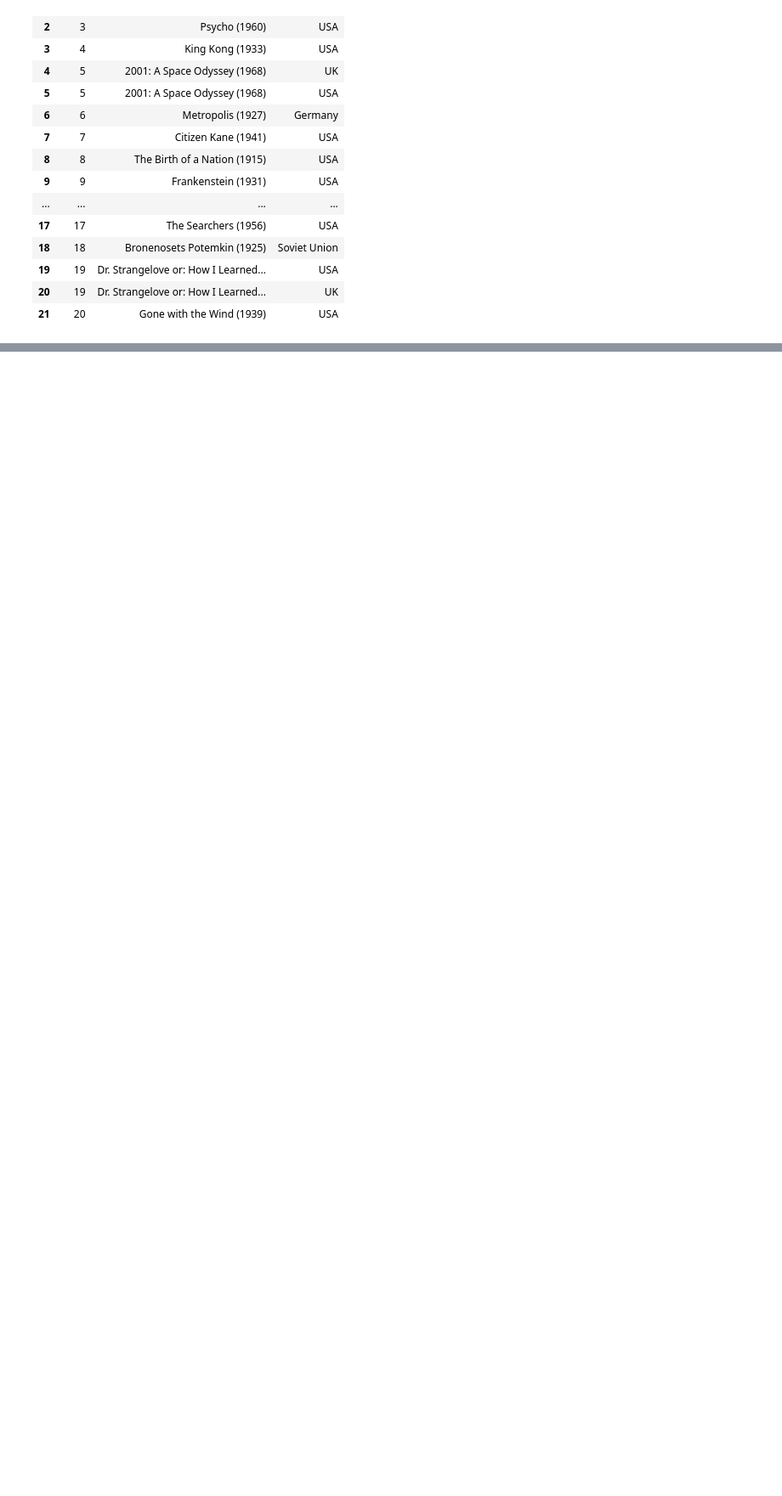
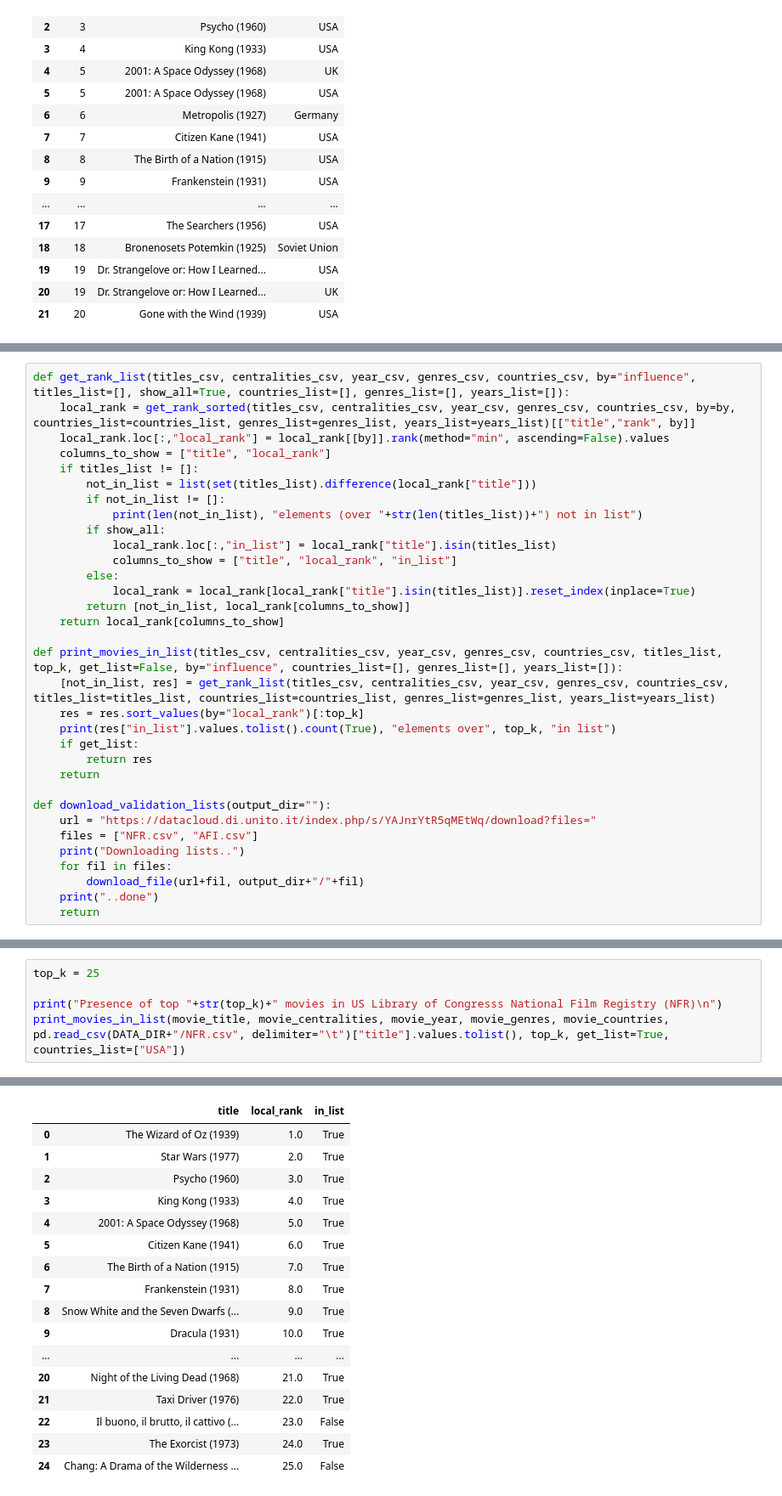
Before and after one commit to bioglio/most-influential-films, a Jupyter notebook: influence.ipynb, the cells around one changed output, grey strips where cells are left out. Shown at 85% size. Saved outputs shown, nothing was run; the diff lists cells and outputs as text; blank space fills up the shorter version.

Commit message:
feat: add validation of results

```diff
--- a/influence.ipynb
+++ b/influence.ipynb
@@ -662,0 +657,33 @@ country:  USA
+# %%
+def get_rank_list(titles_csv, centralities_csv, year_csv, genres_csv, countries_csv, by="influence", titles_list=[], show_all=True, countries_list=[], genres_list=[], years_list=[]):
+    local_rank = get_rank_sorted(titles_csv, centralities_csv, year_csv, genres_csv, countries_csv, by=by, countries_list=countries_list, genres_list=genres_list, years_list=years_list)[["title","rank", by]]
+    local_rank.loc[:,"local_rank"] = local_rank[[by]].rank(method="min", ascending=False).values
+    columns_to_show = ["title", "local_rank"]
+    if titles_list != []:
+        not_in_list = list(set(titles_list).difference(local_rank["title"]))
+        if not_in_list != []:
+            print(len(not_in_list), "elements (over "+str(len(titles_list))+") not in list")
+        if show_all:
+            local_rank.loc[:,"in_list"] = local_rank["title"].isin(titles_list)
+            columns_to_show = ["title", "local_rank", "in_list"]
+        else:
+            local_rank = local_rank[local_rank["title"].isin(titles_list)].reset_index(inplace=True)
+        return [not_in_list, local_rank[columns_to_show]]
+    return local_rank[columns_to_show]
+
+def print_movies_in_list(titles_csv, centralities_csv, year_csv, genres_csv, countries_csv, titles_list, top_k, get_list=False, by="influence", countries_list=[], genres_list=[], years_list=[]):
+    [not_in_list, res] = get_rank_list(titles_csv, centralities_csv, year_csv, genres_csv, countries_csv, titles_list=titles_list, countries_list=countries_list, genres_list=genres_list, years_list=years_list)
+    res = res.sort_values(by="local_rank")[:top_k]
+    print(res["in_list"].values.tolist().count(True), "elements over", top_k, "in list")
+    if get_list:
+        return res
+    return
+
+def download_validation_lists(output_dir=""):
+    url = "https://datacloud.di.unito.it/index.php/s/YAJnrYtR5qMEtWq/download?files="
+    files = ["NFR.csv", "AFI.csv"]
+    print("Downloading lists..")
+    for fil in files:
+        download_file(url+fil, output_dir+"/"+fil)
+    print("..done")
+    return
@@ -662,0 +695,6 @@ country:  USA
+# %%
+top_k = 25
+
+print("Presence of top "+str(top_k)+" movies in US Library of Congresss National Film Registry (NFR)\n")
+print_movies_in_list(movie_title, movie_centralities, movie_year, movie_genres, movie_countries, pd.read_csv(DATA_DIR+"/NFR.csv", delimiter="\t")["title"].values.tolist(), top_k, get_list=True, countries_list=["USA"])
+# %% [output]
@@ -662,0 +705,17 @@ country:  USA
+|  | title | local_rank | in_list |
+| 0 | The Wizard of Oz (1939) | 1.0 | True |
+| 1 | Star Wars (1977) | 2.0 | True |
+| 2 | Psycho (1960) | 3.0 | True |
+| 3 | King Kong (1933) | 4.0 | True |
+| 4 | 2001: A Space Odyssey (1968) | 5.0 | True |
+| 5 | Citizen Kane (1941) | 6.0 | True |
+| 6 | The Birth of a Nation (1915) | 7.0 | True |
+| 7 | Frankenstein (1931) | 8.0 | True |
+| 8 | Snow White and the Seven Dwarfs (... | 9.0 | True |
+| 9 | Dracula (1931) | 10.0 | True |
+| ... | ... | ... | ... |
+| 20 | Night of the Living Dead (1968) | 21.0 | True |
+| 21 | Taxi Driver (1976) | 22.0 | True |
+| 22 | Il buono, il brutto, il cattivo (... | 23.0 | False |
+| 23 | The Exorcist (1973) | 24.0 | True |
+| 24 | Chang: A Drama of the Wilderness ... | 25.0 | False |
```
Also changed, not shown: parts of 12 cells of this notebook.
